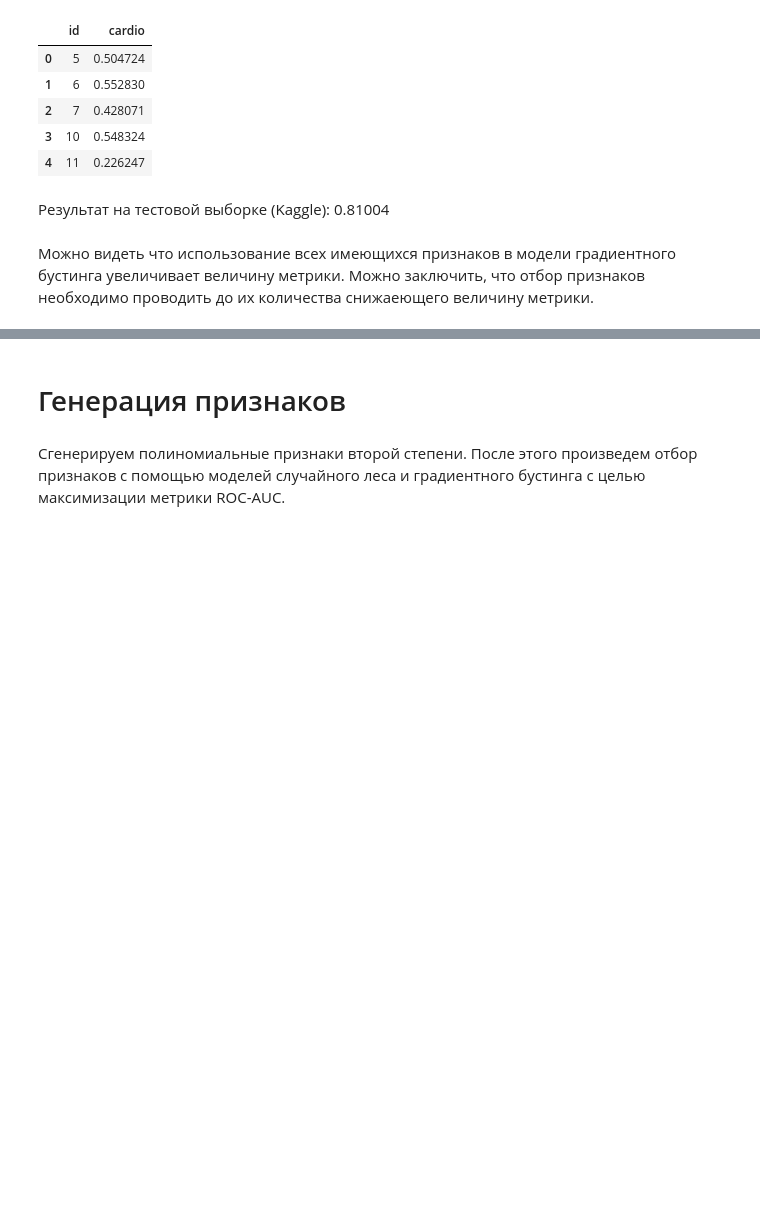
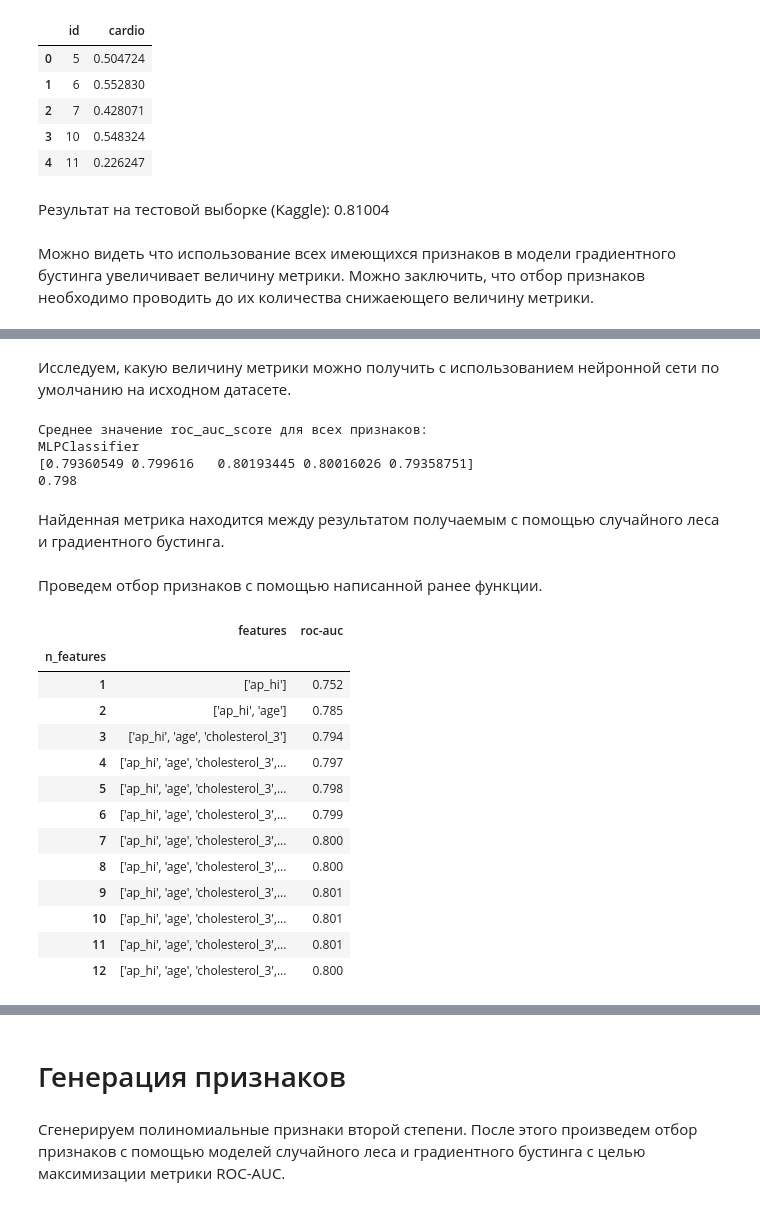
Before and after one commit to i-a-elkin/heart_diseases_prediction, a Jupyter notebook: notebook.ipynb, the cells around one changed output, grey strips where cells are left out. Saved outputs shown, nothing was run; the diff lists cells and outputs as text; code cells hidden in the pictures; blank space fills up the shorter version.

Commit message:
First prediction with neural network

```diff
--- a/notebook.ipynb
+++ b/notebook.ipynb
@@ -550,0 +556,24 @@ pd.read_csv('datasets/sample_submission_3.csv').head()
+# %% [markdown]
+Исследуем, какую величину метрики можно получить с использованием нейронной сети по умолчанию на исходном датасете.
+# %%
+pipe_mlp = Pipeline([('scaler', StandardScaler()),
+                    ('MLPClassifier', MLPClassifier(hidden_layer_sizes=(100,), random_state=SEED))])
+
+cv_pipe_mlp = cross_val_score(estimator=pipe_mlp,
+                                        X=pd.get_dummies(X_train, drop_first=True), y=y_train,
+                                        scoring=SCORE,
+                                        cv=5,
+                                        n_jobs=-1)
+print("Среднее значение {}_score для всех признаков:".format(SCORE))
+print("MLPClassifier")
+print(cv_pipe_mlp)
+print(np.mean(cv_pipe_mlp).round(3))
+# %% [output]
+Среднее значение roc_auc_score для всех признаков:
+MLPClassifier
+[0.79360549 0.799616   0.80193445 0.80016026 0.79358751]
+0.798
+# %% [markdown]
+Найденная метрика находится между результатом получаемым с помощью случайного леса и градиентного бустинга.
+# %% [markdown]
+Проведем отбор признаков с помощью написанной ранее функции.
@@ -550,0 +601,20 @@ pd.read_csv('datasets/sample_submission_3.csv').head()
+# %%
+pipe_mlp_fs_df = pd.read_csv('feature_selection/mlp_auc.csv')
+pipe_mlp_fs_df.index = pipe_mlp_fs_df['n_features']
+pipe_mlp_fs_df['roc-auc'] = pipe_mlp_fs_df['roc-auc'].round(3)
+pipe_mlp_fs_df[['features', 'roc-auc']].head(12)
+# %% [output]
+|  | features | roc-auc |
+| n_features |  |  |
+| 1 | ['ap_hi'] | 0.752 |
+| 2 | ['ap_hi', 'age'] | 0.785 |
+| 3 | ['ap_hi', 'age', 'cholesterol_3'] | 0.794 |
+| 4 | ['ap_hi', 'age', 'cholesterol_3',... | 0.797 |
+| 5 | ['ap_hi', 'age', 'cholesterol_3',... | 0.798 |
+| 6 | ['ap_hi', 'age', 'cholesterol_3',... | 0.799 |
+| 7 | ['ap_hi', 'age', 'cholesterol_3',... | 0.800 |
+| 8 | ['ap_hi', 'age', 'cholesterol_3',... | 0.800 |
+| 9 | ['ap_hi', 'age', 'cholesterol_3',... | 0.801 |
+| 10 | ['ap_hi', 'age', 'cholesterol_3',... | 0.801 |
+| 11 | ['ap_hi', 'age', 'cholesterol_3',... | 0.801 |
+| 12 | ['ap_hi', 'age', 'cholesterol_3',... | 0.800 |
```
Also changed, not shown: parts of 22 cells of this notebook, 2 other files.
